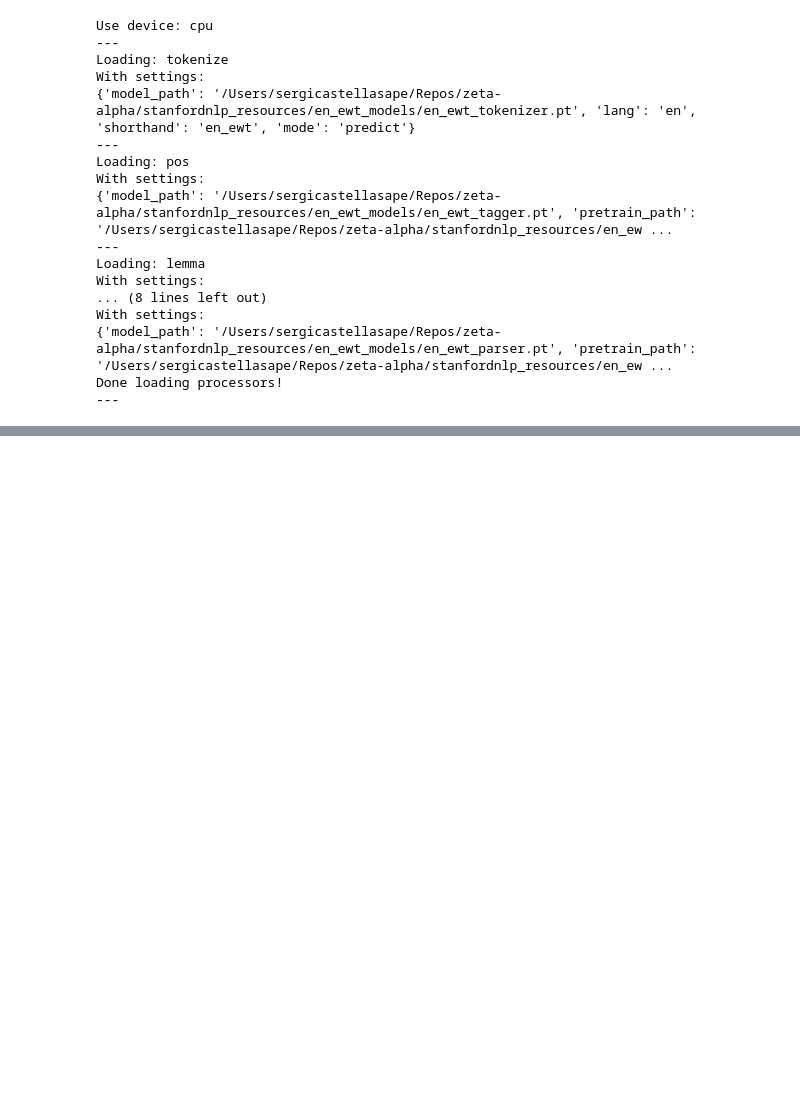
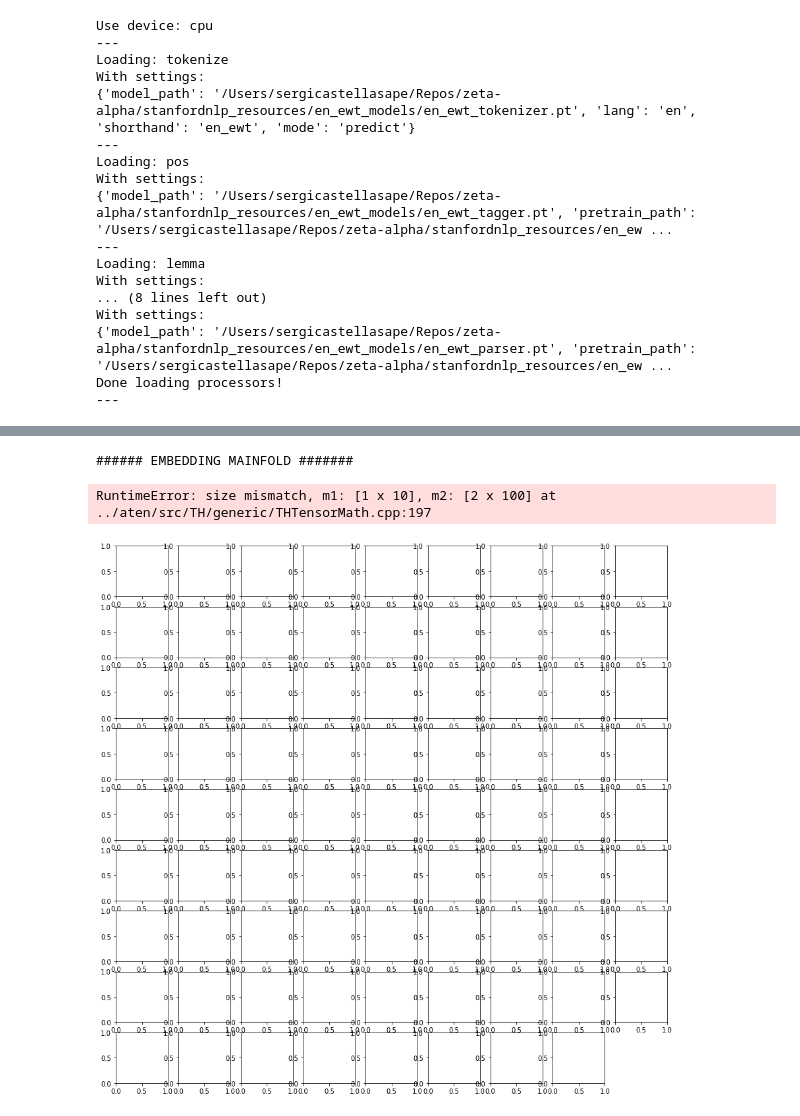
Before and after one commit to sergicastellasape/transformers, a Jupyter notebook: SciBert-playground.ipynb, the cells around one changed output, grey strips where cells are left out. Drawn from its saved outputs; the diff is of its cells as text; code cells hidden in the pictures; blank space fills up the shorter version.

```diff
--- a/SciBert-playground.ipynb
+++ b/SciBert-playground.ipynb
@@ -60,7 +90,7 @@ Done loading processors!
 # %%
-input_sequence_list = [
+"""input_sequence_list = [
     "Sometimes, all you need to do is completely make an ass of yourself and laugh it off to realise that life isn’t so bad after all.",
-    "I was very proud of my nickname throughout high school but today- I couldn’t be any different to what my nickname was.",
+    "I was very proud of my nickname throughout high school but today I couldn’t be any different to what my nickname was.",
     "The shooter says goodbye to his love.",
     "A glittering gem is not enough.",
     "I think I will buy the red car, or I will lease the blue one.",
@@ -74,11 +104,15 @@ input_sequence_list = [
     "I am happy to take your donation; any amount will be greatly appreciated.",
     "I would have gotten the promotion, but my attendance wasn’t good enough.",
     "He turned in the research paper on Friday; otherwise, he would have not passed the class."
-]
+]"""
+
+input_sequence_list = sentences
 
 for idx, input_sequence in enumerate(input_sequence_list):
     # generate input in the proper data format
-    input_ids = tokenizer.encode(input_sequence)
+    encoded_inputs_dict = tokenizer.encode_plus(input_sequence)
+
+    input_ids = encoded_inputs_dict['input_ids']
     input_tensor = torch.tensor([input_ids])
 
     # RUN THE MODEL FORWARD
@@ -91,6 +125,8 @@ for idx, input_sequence in enumerate(input_sequence_list):
         # hidden_attentions_tuple[i]: tensor.Size(batch, #heads, seq_length, seq_length)
 
     model_output = bert_model(input_tensor)
+    # add input ids to the tuple to save
+    model_output = (input_ids, *model_output)
 
     # generate the stanford nlp object that stores relationships, etc.
     nlp_obj = nlp(input_sequence)
@@ -291,0 +424,25 @@ sample(random_sample=False, deterministic_embedding=False, sample=3, idx=2)
+# %%
+# mainfold visualization
+L = 9
+p = 1 # decimal place to do the rounding in the subplot title
+e1 = torch.linspace(-5, 5, L).tolist()
+e2 = torch.linspace(-5, 5, L).tolist()
+
+fig, axs = plt.subplots(9, 9, figsize=(15,15))
+plt.axis('off')
+
+print('###### EMBEDDING MAINFOLD #######')
+for idx, mu1 in enumerate(e1):
+    for idy, mu2 in enumerate(e2):
+        mu = torch.Tensor([mu1, mu2, 0, 0, 0, 0, 0, 0, 0, 0])
+        recon_img = model.decode(mu)
+        recon_img = recon_img.view(12, 12).detach().numpy()
+
+        axs[idx, idy].imshow(recon_img, vmin=0, vmax=1)
+        title = f'{round(mu1*10**p)/10**p}, {round(mu2*10**p)/10**p}'
+        axs[idx, idy].title.set_text(title)
+        axs[idx, idy].axis('off')
+# %% [output]
+###### EMBEDDING MAINFOLD #######
+RuntimeError: size mismatch, m1: [1 x 10], m2: [2 x 100] at ../aten/src/TH/generic/THTensorMath.cpp:197
+[figure, added]
```
Also changed, not shown: parts of 10 cells of this notebook, 1 other file.
